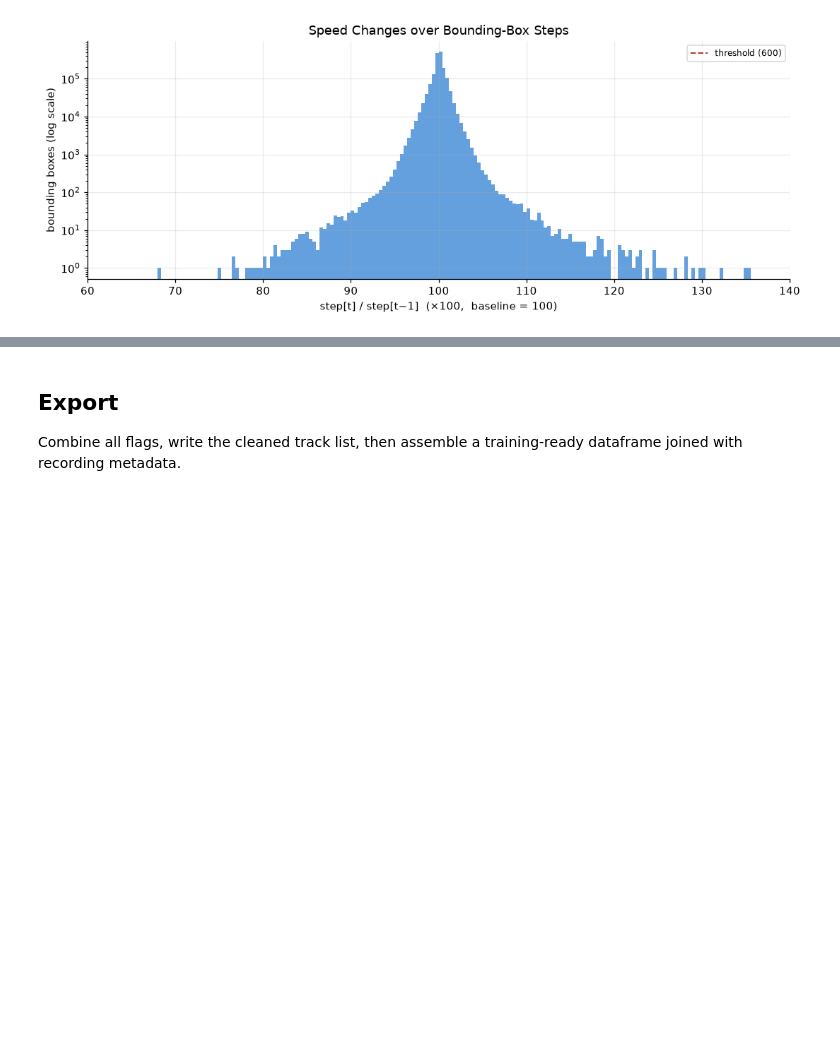
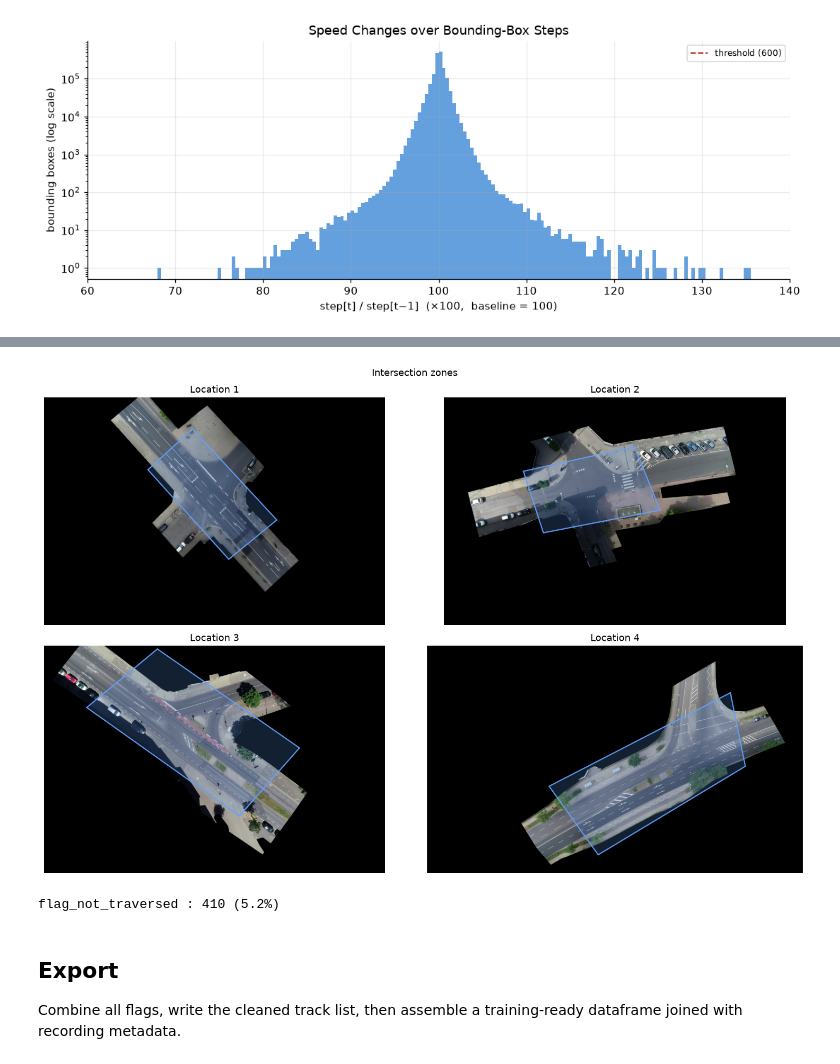
Before and after one commit to web-hannes/ai-for-infrastructure, a Jupyter notebook: data-cleaning.ipynb, the cells around one changed output, grey strips where cells are left out. Cells and saved outputs as stored; diff of their text form; code cells hidden in the pictures; blank space fills up the shorter version.

Commit message:
added zone-traversal

```diff
--- a/data-cleaning.ipynb
+++ b/data-cleaning.ipynb
@@ -104,0 +40,13 @@ short paths flagged: 184 tracks (2.3%)
+# %%
+def side_matrix(xy, quad):
+    """(n, 4) cross products per point and edge. Inside = all >= 0 for a CCW quad."""
+    q = np.asarray(quad, float)
+    e = np.roll(q, -1, axis=0) - q
+    d = np.asarray(xy, float)[:, None, :] - q
+    return e[:, 0] * d[:, :, 1] - e[:, 1] * d[:, :, 0]
+
+
+def traverses(xy, quad):
+    """True if the track starts outside, passes through the zone, and ends outside."""
+    inside = (side_matrix(xy, quad) >= 0).all(axis=1)
+    return not inside[0] and not inside[-1] and bool(inside.any())
@@ -188,3 +198,37 @@ plt.show()
+# %%
+from matplotlib.patches import Polygon as MplPolygon
+
+SCALE_DOWN = 12  # must stay in sync with app.js CONFIG.scaleDown
+
+first_recs = recording_meta.groupby("locationId")["recordingId"].min()
+
+fig, axes = plt.subplots(2, 2, figsize=(14, 9))
+for ax, loc in zip(axes.flat, sorted(ZONES)):
+    rec_id   = first_recs[loc]
+    scale    = recording_meta.loc[recording_meta["recordingId"] == rec_id, "orthoPxToMeter"].iloc[0]
+    px_per_m = 1 / (scale * SCALE_DOWN)
+
+    img = plt.imread(DATA_DIR / f"{str(rec_id).zfill(2)}_background.png")
+    ax.imshow(img)
+
+    quad_px = [(x * px_per_m, -y * px_per_m) for x, y in ZONES[loc]]
+    ax.add_patch(MplPolygon(quad_px, closed=True,
+                            facecolor=(0.39, 0.63, 1.0, 0.2),
+                            edgecolor=(0.39, 0.63, 1.0, 0.9),
+                            linewidth=1.5))
+    ax.set_title(f"Location {loc}", pad=6)
+    ax.axis("off")
+
+fig.suptitle("Intersection zones")
+fig.tight_layout()
+plt.show()
+# %% [output]
+[figure, added]
+# %%
+n_trav = tracks["flag_not_traversed"].sum()
+print(f"flag_not_traversed : {n_trav:,} ({100 * n_trav / len(tracks):.1f}%)")
+# %% [output]
+flag_not_traversed : 410 (5.2%)
 # %% [markdown]
 ## Export
 
```
Also changed, not shown: parts of 9 cells of this notebook, 3 other files.
